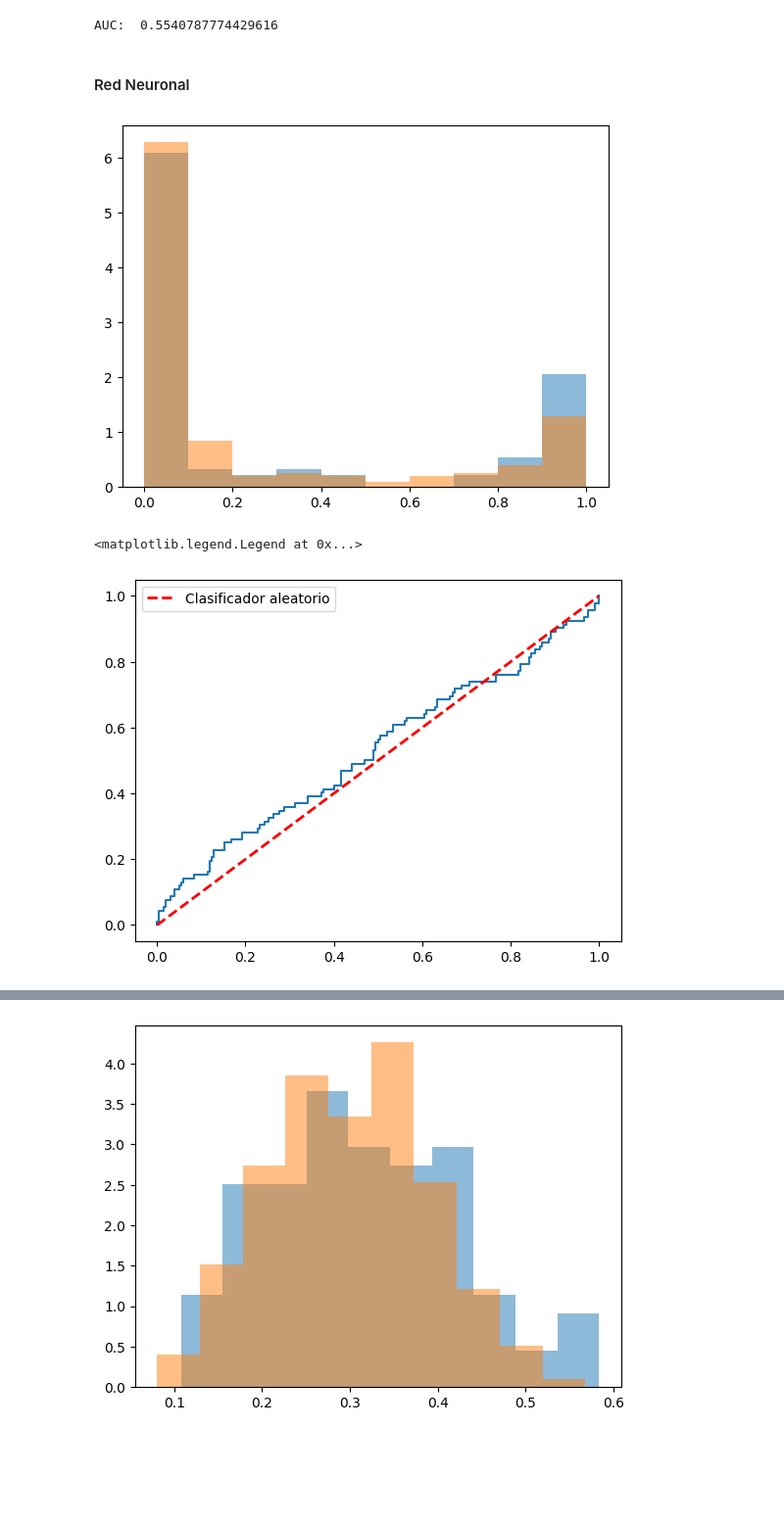
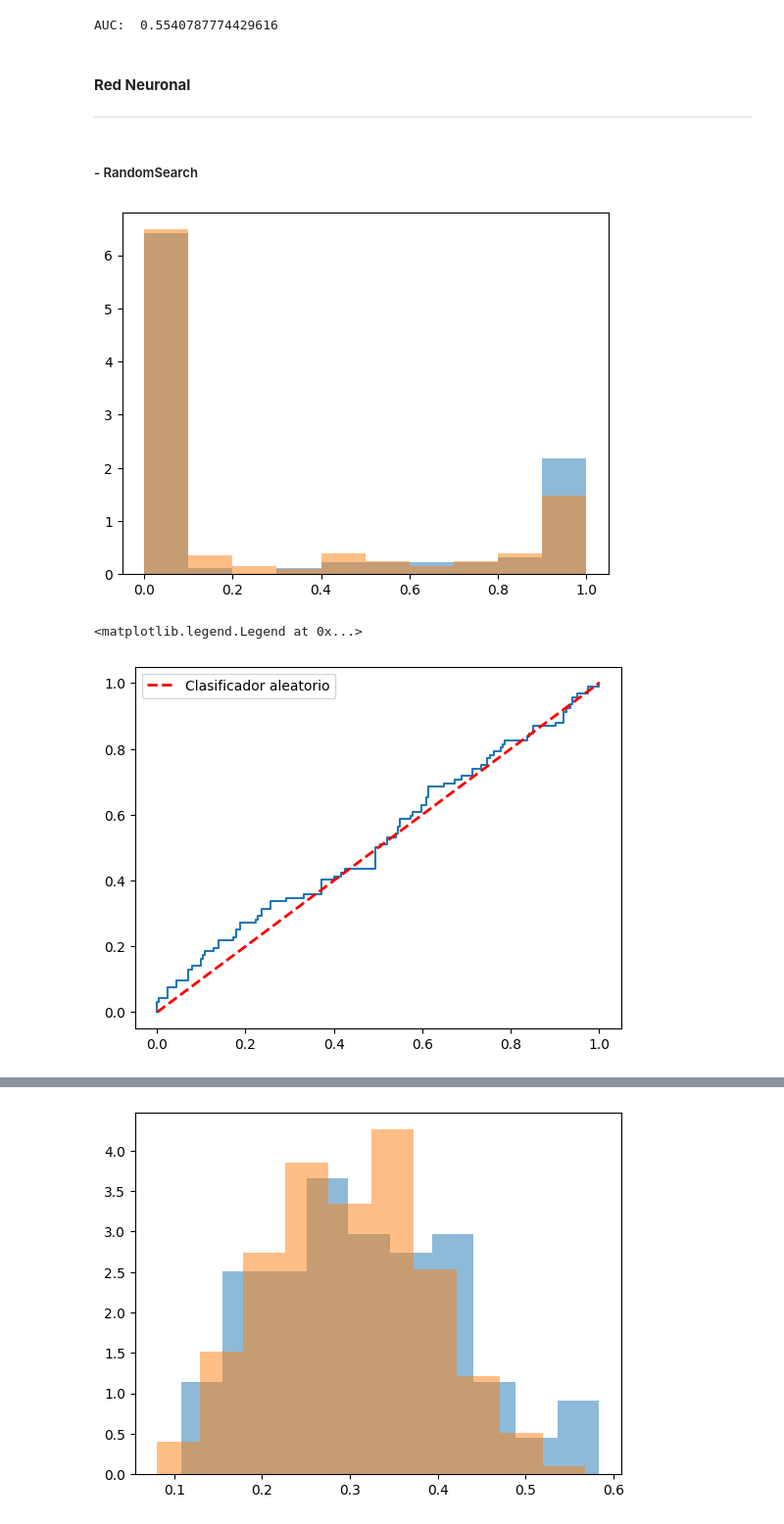
Before and after one commit to ppmelch/Lab-Aprendizaje-Estad-stico, a Jupyter notebook: Parcial 2/Examen2/Examen2.ipynb, the cells around one changed output, grey strips where cells are left out. Shown at 98% size. Cells and saved outputs as stored; diff of their text form; code cells hidden in the pictures; blank space fills up the shorter version.

```diff
--- a/Parcial 2/Examen2/Examen2.ipynb
+++ b/Parcial 2/Examen2/Examen2.ipynb
@@ -200,7 +197,7 @@ print(random_search.best_params_)
 # %% [markdown]
 ##### - Gridsearch
 # %%
-grid_search = GridSearchCV(pipeline, param_grid, cv=5, n_jobs=-1, scoring='roc_auc')
+grid_search = GridSearchCV(pipeline, param, cv=5, n_jobs=-1, scoring='roc_auc')
 
 grid_search.fit(X_train, y_train)
 
@@ -241,0 +253,6 @@ probabilidades_logisticagrid = log_reg_grid.best_estimator_.predict_proba(X_test
+# %%
+
+neuro_random= RandomizedSearchCV(estimator=pipeline, param_distributions=params_grid, n_iter=5, cv=5, n_jobs=-1, scoring='roc_auc')
+neuro_random.fit(X_train, y_train)
+
+probabilidades_neurorandom = neuro_random.best_estimator_.predict_proba(X_test)[:,1]
@@ -274,12 +282,14 @@ probabilidades_modelo_disc = pipeline.predict_proba(X_test)[:, 1]
 # %%
 juntos = pd.DataFrame({
      'real': y_test,
+     'probabilidades_knn': probabilidades_knn,
+     'probabilidades_knn2': probabilidades_knn2,
      'logisticarandom': probabilidades_logisticarandom,
      'logisticagrid': probabilidades_logisticagrid,
-     'probabilidades_disc': probabilidades_modelo_disc,
-     'probabilidades_neural': predicciones_nn_prob,
-     'probabilidades_knn': probabilidades_knn,
-     'probabilidades_knn2': probabilidades_knn2
+     'NeuroRandom': probabilidades_neurorandom,
+     'NeuroGrid': probabilidades_neurogrid,
+     'probabilidades_disc': probabilidades_modelo_disc
+
 })
 
 juntos.head()
@@ -295,13 +305,22 @@ juntos.head()
 bins = 5
 juntos['bins_log1'] = pd.qcut(juntos['logisticarandom'], bins, labels=False) + 1
 juntos['bins_log2'] = pd.qcut(juntos['logisticagrid'], bins, labels=False) + 1
+
+juntos['bins_knn1'] = pd.qcut(juntos['probabilidades_knn'], bins, labels=False) + 1
+juntos['bins_knn2'] = pd.qcut(juntos['probabilidades_knn2'], bins, labels=False) + 1
+juntos['bins_neuralrand'] = pd.qcut(juntos['NeuroRandom'], bins, labels=False) + 1
+juntos['bins_neuralgrid'] = pd.qcut(juntos['NeuroGrid'], bins, labels=False) + 1
 juntos['bins_disc'] = pd.qcut(juntos['probabilidades_disc'], bins, labels=False) + 1
-juntos['bins_neural'] = pd.qcut(juntos['probabilidades_neural'], bins, labels=False) + 1
+
+
 
 
 # Agrupaciones
 grouped_log1 = juntos.groupby('bins_log1').mean()
 grouped_log2 = juntos.groupby('bins_log2').mean()
+grouped_knn1 = juntos.groupby('bins_knn1').mean()
+grouped_knn2 = juntos.groupby('bins_knn2').mean()
+grouped_neuralrand = juntos.groupby('bins_neuralrand').mean()
+grouped_neuralgrid = juntos.groupby('bins_neuralgrid').mean()
 grouped_disc = juntos.groupby('bins_disc').mean()
-grouped_neural = juntos.groupby('bins_neural').mean()
 # %% [markdown]
@@ -398,19 +423,22 @@ print('AUC: ',roc_auc_score(y_score= probabilidades_logisticagrid, y_true=y_test
 # %% [output]
 AUC:  0.5540787774429616
 # %% [markdown]
-#### Red Neuronal
+#### **Red Neuronal**
+---
+# %% [markdown]
+##### - RandomSearch
 # %%
-plt.hist(juntos[juntos.real == 1].probabilidades_neural, density=True, alpha=0.5, bins=10)
-plt.hist(juntos[juntos.real == 0].probabilidades_neural, density=True, alpha=0.5, bins=10)
+plt.hist(juntos[juntos.real == 1].NeuroRandom, density=True, alpha=0.5, bins=10)
+plt.hist(juntos[juntos.real == 0].NeuroRandom, density=True, alpha=0.5, bins=10)
 plt.show()
 # %% [output]
-[figure, old version]
+[figure, new version]
 # %%
-fpr, fnp, scores = roc_curve(y_score=predicciones_nn_prob, y_true=y_test)
+fpr, fnp, scores = roc_curve(y_score=probabilidades_neurorandom, y_true=y_test)
 plt.plot(fpr, fnp)
 plt.plot([0, 1], [0, 1], color='red', linestyle='--', lw=2, label='Clasificador aleatorio')
 plt.legend()
 # %% [output]
 <matplotlib.legend.Legend at 0x...>
-[figure, old version]
+[figure, new version]
 # %%
```
Also changed, not shown: parts of 37 cells of this notebook.
